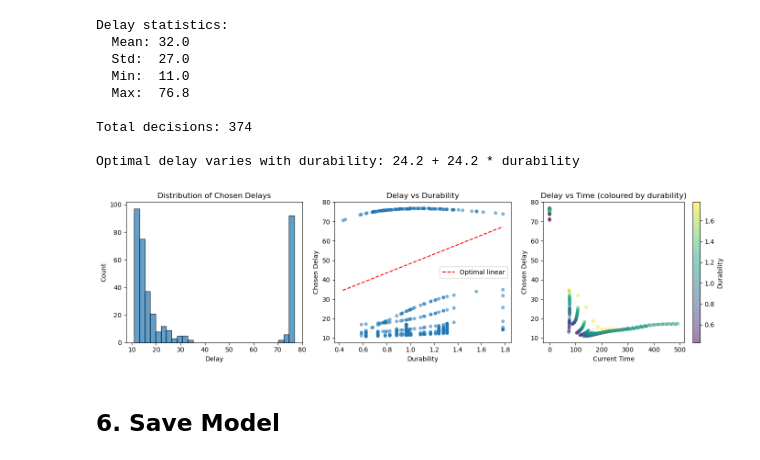
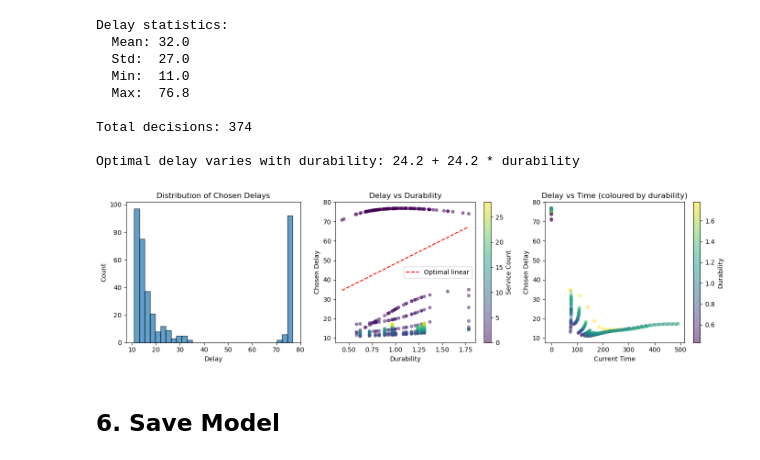
Before and after one commit to RGaudoin/discretiser, a Jupyter notebook: notebooks/rl_sac.ipynb, the cells around one changed output. Drawn from its saved outputs; the diff is of its cells as text; code cells hidden in the pictures.

```diff
--- a/notebooks/rl_sac.ipynb
+++ b/notebooks/rl_sac.ipynb
@@ -514,35 +514,37 @@ if FIXED_DURABILITY is not None:
     ax.axhline(24.2 + 24.2 * FIXED_DURABILITY, color='red', linestyle='--', label='Optimal')
     ax.set_xlabel('Service Count')
     ax.set_ylabel('Chosen Delay')
     ax.set_title(f'Delay vs Service Count (durability={FIXED_DURABILITY})')
     ax.legend()
 else:
-    ax.scatter(df['durability'], df['delay'], alpha=0.5, s=20)
+    # Colour by service count to show progression within episodes
+    scatter = ax.scatter(df['durability'], df['delay'], c=df['service_count'], alpha=0.5, s=20, cmap='viridis')
+    plt.colorbar(scatter, ax=ax, label='Service Count')
     # Plot optimal linear policy for reference
     d_range = np.linspace(df['durability'].min(), df['durability'].max(), 50)
     ax.plot(d_range, 24.2 + 24.2 * d_range, 'r--', label='Optimal linear')
     ax.set_xlabel('Durability')
     ax.set_ylabel('Chosen Delay')
     ax.set_title('Delay vs Durability')
     ax.legend()
 
 # Delay vs time (colour by durability if variable, else service_count)
 ax = axes[2]
 if FIXED_DURABILITY is None:
     scatter = ax.scatter(df['current_time'], df['delay'], c=df['durability'], alpha=0.5, s=20, cmap='viridis')
     plt.colorbar(scatter, ax=ax, label='Durability')
     ax.set_title('Delay vs Time (coloured by durability)')
 else:
     scatter = ax.scatter(df['current_time'], df['delay'], c=df['service_count'], alpha=0.5, s=20, cmap='viridis')
     plt.colorbar(scatter, ax=ax, label='Service Count')
     ax.set_title('Delay vs Time (coloured by service count)')
 ax.set_xlabel('Current Time')
 ax.set_ylabel('Chosen Delay')
 
 plt.tight_layout()
 plt.show()
 # %% [output]
-[figure, old version]
+[figure, new version]
 # %% [markdown]
 ## 6. Save Model
 # %%
```
